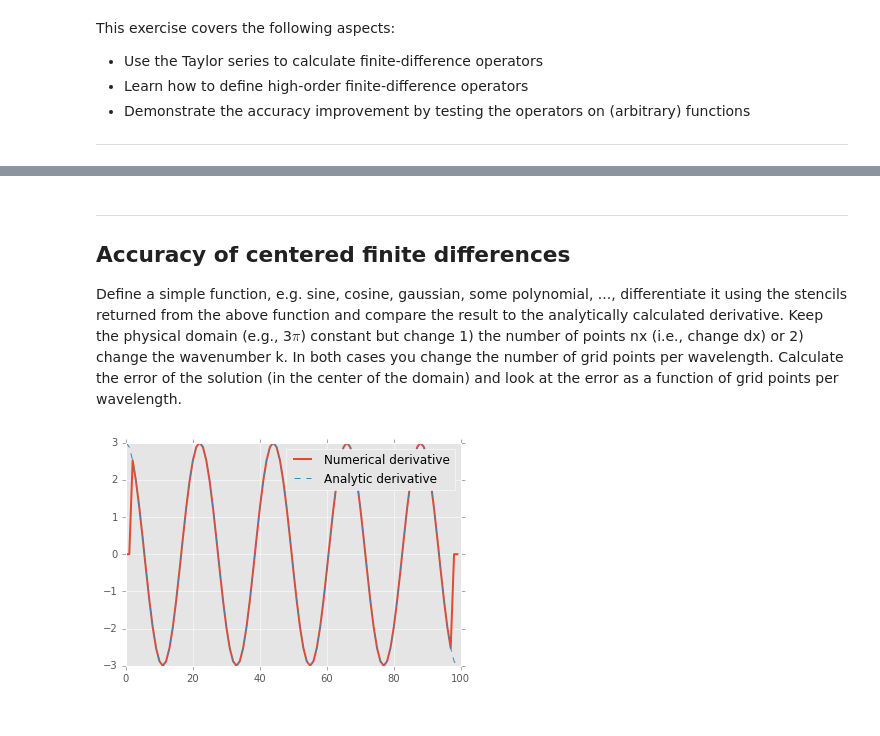
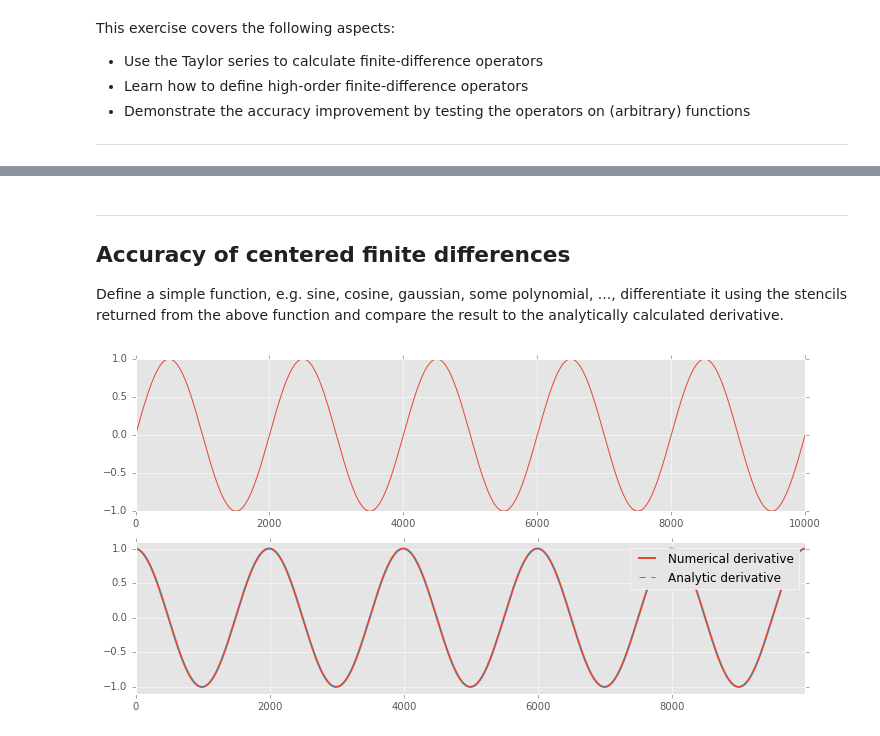
Before and after one commit to daniel-koehn/Theory-of-seismic-waves-II, a Jupyter notebook: 04_FD_stability_dispersion/2_fd_taylor_operators.ipynb, the cells around one changed output, grey strips where cells are left out. Drawn from its saved outputs; the diff is of its cells as text; code cells hidden in the pictures.

```diff
--- a/04_FD_stability_dispersion/2_fd_taylor_operators.ipynb
+++ b/04_FD_stability_dispersion/2_fd_taylor_operators.ipynb
@@ -172,43 +225,33 @@ plt.show()
 
 ## Accuracy of centered finite differences
 
-Define a simple function, e.g. sine, cosine, gaussian, some polynomial, ..., differentiate it using the stencils returned from the above function and compare the result to the analytically calculated derivative. Keep the physical domain (e.g., 3$\pi$) constant but change 1) the number of points nx (i.e., change dx) or 2) change the wavenumber k. In both cases you change the number of grid points per wavelength. Calculate the error of the solution (in the center of the domain) and look at the error as a function of grid points per wavelength.
+Define a simple function, e.g. sine, cosine, gaussian, some polynomial, ..., differentiate it using the stencils returned from the above function and compare the result to the analytically calculated derivative.
-# %%
-# Let us initialize space between 0 and 10 pi with 10000 points
-# Note: here you can be creative, change the function as you like,
-# as long as you know the analytical derivative
-nx = 100        # Number of points in x
-x = np.linspace(0, 3 * np.pi, nx)
-
-# We initialite a function f as a sin curve with wavenumber k
-k = 3
-f = np.sin(k * x)
-
-# The analytical derivative is given by
-dfa = k * np.cos(k * x)
-
-# We need to know the grid spacing dx
-dx = x[2] - x[1]
-
-# Now let's get the finite difference operator with paramters
-nop = 5 # Length of operator
-n = 1   #  1 st derivative
-oper = central_difference_coefficients(nop, n)
-
-# Calculate the derivative of f(x) by applying the finite-difference operator
-df = np.zeros(nx)
-# Loop over the central points where we calculate the derivatives
-for i in range(nop // 2, nx - nop // 2):  # Avoid the boundaries
-    # Loop over operator
-    for j in range(0, nop):
-       df[i] = df[i] + oper[j] * f[i - (nop - 1) // 2 + j]
-
-# Scale by dx.
-df /= dx ** n
-
-plt.plot(df, label="Numerical derivative", lw=2)
-plt.plot(dfa, ls="--",label="Analytic derivative")
-plt.legend()
-plt.show()
-# %% [output]
-[figure, removed]
+# %%
+sine_curve = np.sin(np.linspace(0, 10 * np.pi, 10000))
+dx = 10 * np.pi / 10000
+
+plt.figure(figsize=(12, 6))
+plt.subplot(211)
+plt.plot(sine_curve)
+
+stencil = central_difference_coefficients(5, 1)
+
+# Dummy application.
+cosine_curve = np.zeros(len(sine_curve))
+for _i in range(2, len(sine_curve) - 2):
+    cosine_curve[_i] = stencil[0] * sine_curve[_i - 2] + stencil[1] * sine_curve[_i - 1] + \
+        stencil[2] * sine_curve[_i] + stencil[3] * sine_curve[_i + 1] + \
+        stencil[4] * sine_curve[_i + 2]
+# Scale by dt.
+cosine_curve /= dx
+
+plt.subplot(212)
+plt.plot(cosine_curve[10:-10], label="Numerical derivative", lw=2)
+plt.plot(np.cos(np.linspace(0, 10 * np.pi, 10000))[10:-10], ls="--",
+         label="Analytic derivative")
+plt.ylim(-1.1, 1.1)
+plt.xlim(0, 9980)
+plt.legend()
+plt.show()
+# %% [output]
+[figure, added]
```
Also changed, not shown: parts of 16 cells of this notebook, 4 other files.
